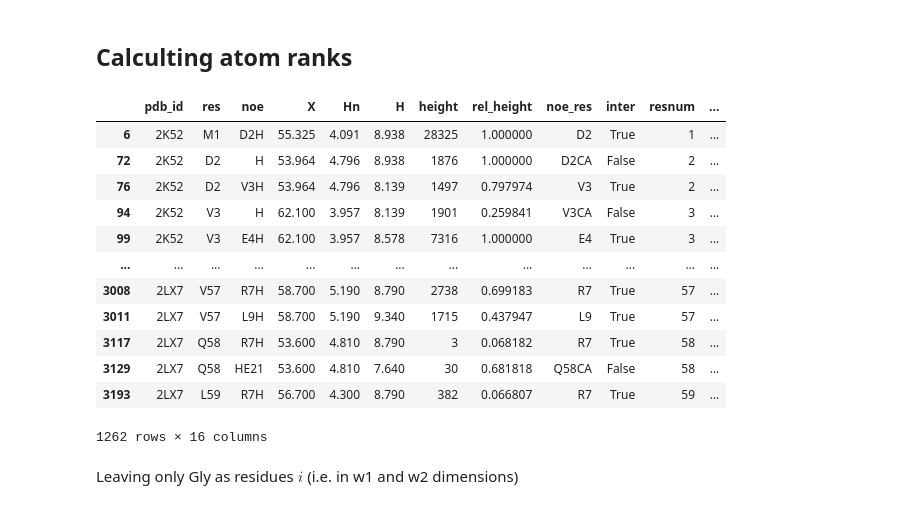
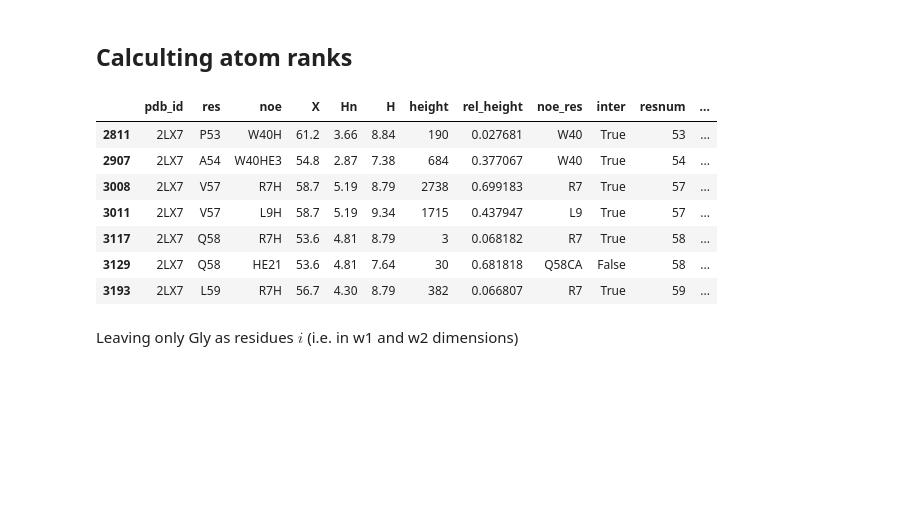
Before and after one commit to AI-ffinity/3d-noesy, a Jupyter notebook: Glycines.ipynb, the cells around one changed output. Drawn from its saved outputs; the diff is of its cells as text; code cells hidden in the pictures; blank space fills up the shorter version.

```diff
--- a/Glycines.ipynb
+++ b/Glycines.ipynb
@@ -136,21 +110,16 @@ df_hn['rank'] = df_hn[['res', 'rel_height']].groupby(['res'], as_index=False)["r
                         .rank(method='dense', ascending=False)\
                         .astype('category')
 # %%
-df_hn
+df_hn.tail(7)
 # %% [output]
 |  | pdb_id | res | noe | X | Hn | H | height | rel_height | noe_res | inter | resnum | ... |
-| 6 | 2K52 | M1 | D2H | 55.325 | 4.091 | 8.938 | 28325 | 1.000000 | D2 | True | 1 | ... |
-| 72 | 2K52 | D2 | H | 53.964 | 4.796 | 8.938 | 1876 | 1.000000 | D2CA | False | 2 | ... |
-| 76 | 2K52 | D2 | V3H | 53.964 | 4.796 | 8.139 | 1497 | 0.797974 | V3 | True | 2 | ... |
-| 94 | 2K52 | V3 | H | 62.100 | 3.957 | 8.139 | 1901 | 0.259841 | V3CA | False | 3 | ... |
-| 99 | 2K52 | V3 | E4H | 62.100 | 3.957 | 8.578 | 7316 | 1.000000 | E4 | True | 3 | ... |
-| ... | ... | ... | ... | ... | ... | ... | ... | ... | ... | ... | ... | ... |
-| 3008 | 2LX7 | V57 | R7H | 58.700 | 5.190 | 8.790 | 2738 | 0.699183 | R7 | True | 57 | ... |
-| 3011 | 2LX7 | V57 | L9H | 58.700 | 5.190 | 9.340 | 1715 | 0.437947 | L9 | True | 57 | ... |
-| 3117 | 2LX7 | Q58 | R7H | 53.600 | 4.810 | 8.790 | 3 | 0.068182 | R7 | True | 58 | ... |
-| 3129 | 2LX7 | Q58 | HE21 | 53.600 | 4.810 | 7.640 | 30 | 0.681818 | Q58CA | False | 58 | ... |
-| 3193 | 2LX7 | L59 | R7H | 56.700 | 4.300 | 8.790 | 382 | 0.066807 | R7 | True | 59 | ... |
+| 2811 | 2LX7 | P53 | W40H | 61.2 | 3.66 | 8.84 | 190 | 0.027681 | W40 | True | 53 | ... |
+| 2907 | 2LX7 | A54 | W40HE3 | 54.8 | 2.87 | 7.38 | 684 | 0.377067 | W40 | True | 54 | ... |
+| 3008 | 2LX7 | V57 | R7H | 58.7 | 5.19 | 8.79 | 2738 | 0.699183 | R7 | True | 57 | ... |
+| 3011 | 2LX7 | V57 | L9H | 58.7 | 5.19 | 9.34 | 1715 | 0.437947 | L9 | True | 57 | ... |
+| 3117 | 2LX7 | Q58 | R7H | 53.6 | 4.81 | 8.79 | 3 | 0.068182 | R7 | True | 58 | ... |
+| 3129 | 2LX7 | Q58 | HE21 | 53.6 | 4.81 | 7.64 | 30 | 0.681818 | Q58CA | False | 58 | ... |
+| 3193 | 2LX7 | L59 | R7H | 56.7 | 4.30 | 8.79 | 382 | 0.066807 | R7 | True | 59 | ... |
-1262 rows × 16 columns
 # %% [markdown]
 Leaving only Gly as residues $i$ (i.e. in w1 and w2 dimensions)
 # %%
```
Also changed, not shown: parts of 11 cells of this notebook.
